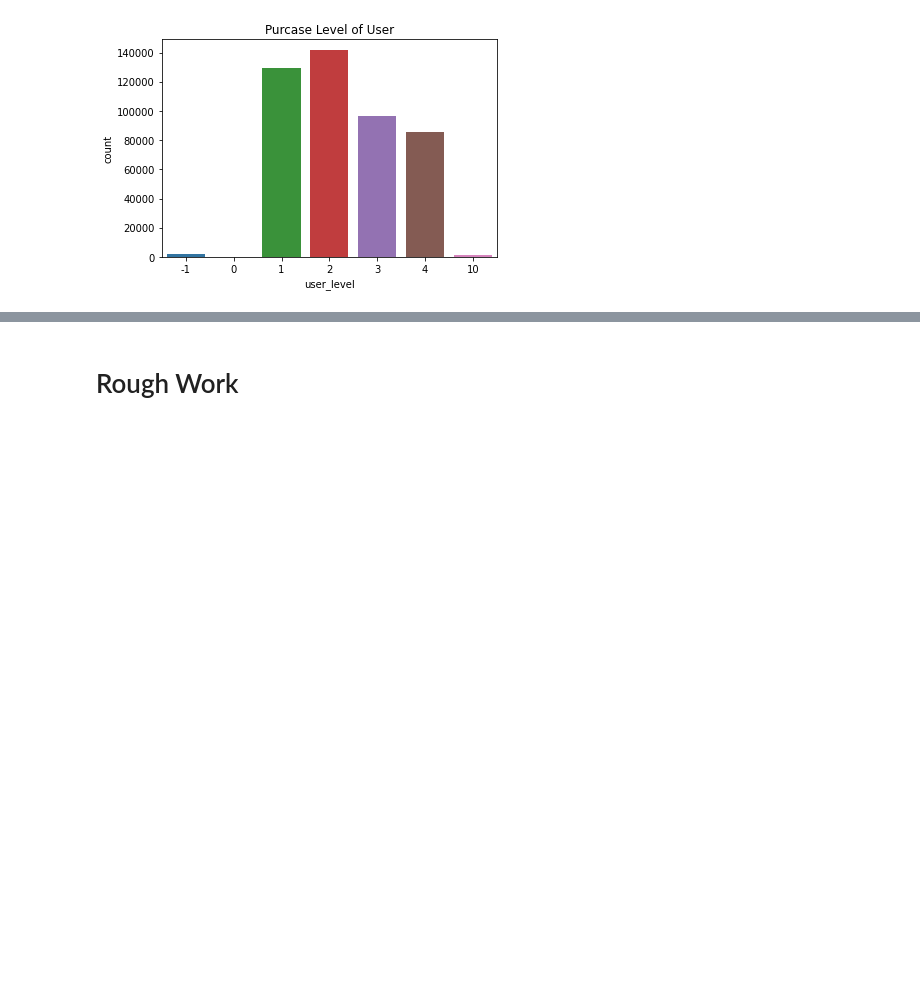
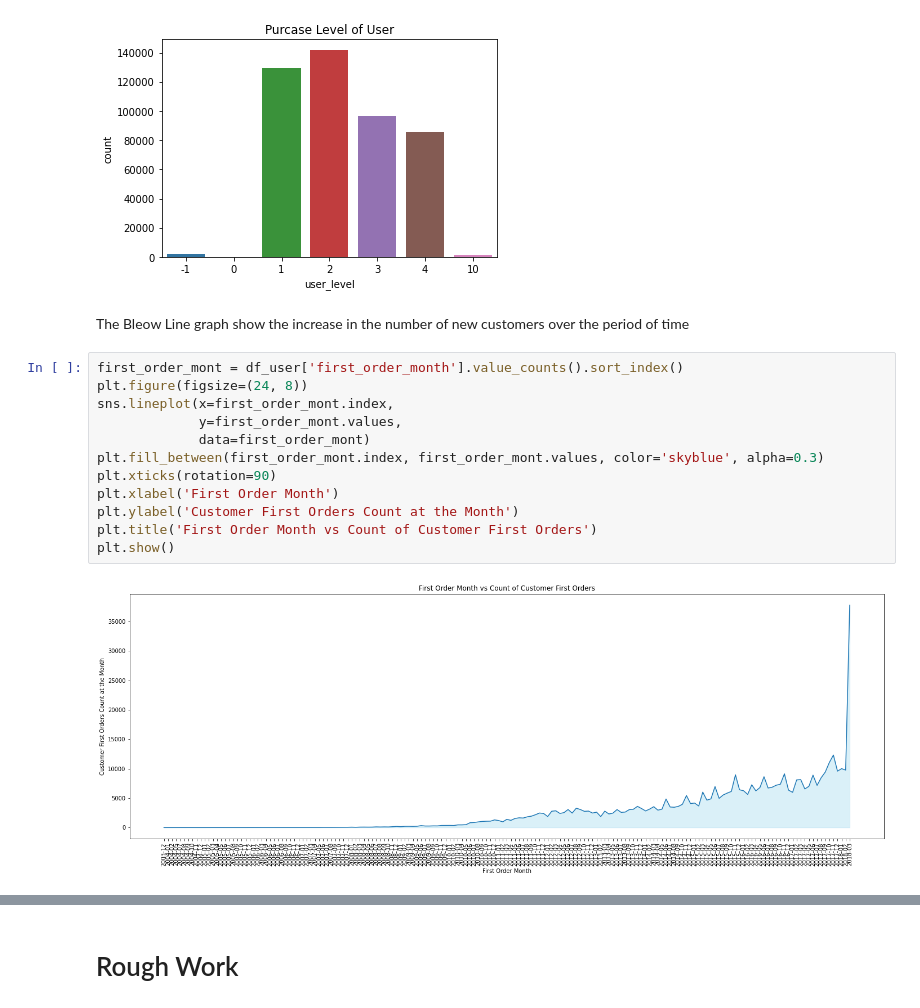
Before and after one commit to porallapradhyumna/Bussiness_Analysis-on-JD.com, a Jupyter notebook: Data_Analysis.ipynb, the cells around one changed output, grey strips where cells are left out. Drawn from its saved outputs; the diff is of its cells as text; blank space fills up the shorter version.

Commit message:
Data Viz Phase 2.0

```diff
--- a/Data_Analysis.ipynb
+++ b/Data_Analysis.ipynb
@@ -420,3 +420,19 @@ plt.title('Purcase Level of User')
 plt.show()
 # %% [output]
 [figure]
+# %% [markdown]
+The Bleow Line graph show the increase in the number of new customers over the period of time
+# %%
+first_order_mont = df_user['first_order_month'].value_counts().sort_index()
+plt.figure(figsize=(24, 8))
+sns.lineplot(x=first_order_mont.index,
+             y=first_order_mont.values,
+             data=first_order_mont)
+plt.fill_between(first_order_mont.index, first_order_mont.values, color='skyblue', alpha=0.3)
+plt.xticks(rotation=90)
+plt.xlabel('First Order Month')
+plt.ylabel('Customer First Orders Count at the Month')
+plt.title('First Order Month vs Count of Customer First Orders')
+plt.show()
+# %% [output]
+[figure, added]
```
Also changed, not shown: parts of 9 cells of this notebook.
